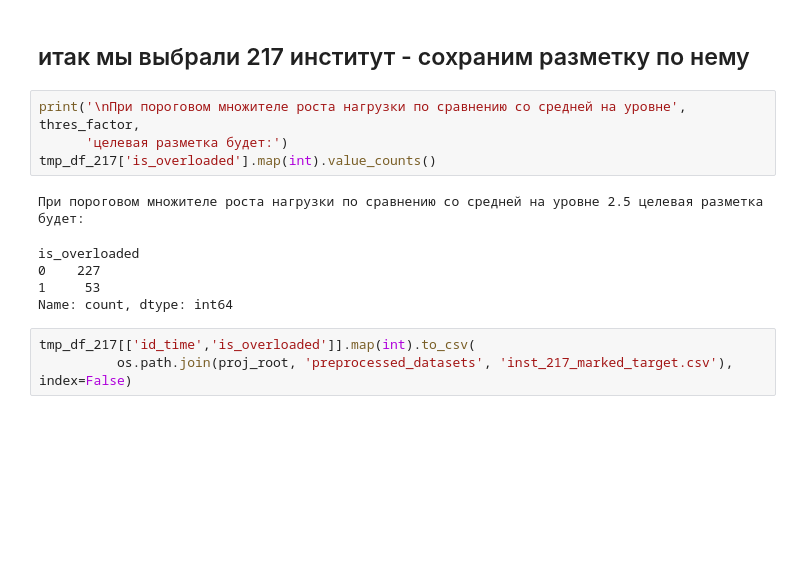
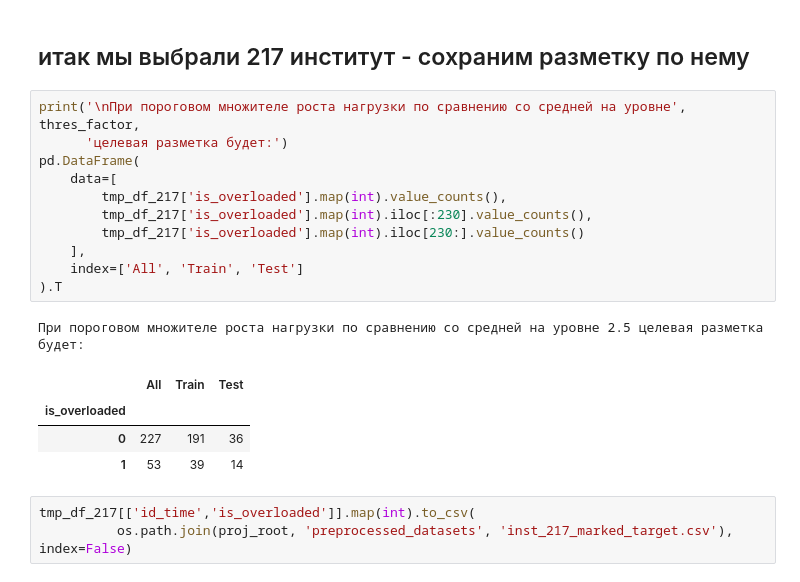
Before and after one commit to SanSanychSeva/OTUS_ML_Adv_GradProj_SaintSanych_v1, a Jupyter notebook: notebooks/3_daily_ts_data_preproc.ipynb, the cells around one changed output. Saved outputs shown, nothing was run; the diff lists cells and outputs as text; blank space fills up the shorter version.

```diff
--- a/notebooks/3_daily_ts_data_preproc.ipynb
+++ b/notebooks/3_daily_ts_data_preproc.ipynb
@@ -140,13 +144,20 @@ plt.show()
 # %%
 print('\nПри пороговом множителе роста нагрузки по сравнению со средней на уровне', thres_factor,
       'целевая разметка будет:')
-tmp_df_217['is_overloaded'].map(int).value_counts()
+pd.DataFrame(
+    data=[
+        tmp_df_217['is_overloaded'].map(int).value_counts(),
+        tmp_df_217['is_overloaded'].map(int).iloc[:230].value_counts(),
+        tmp_df_217['is_overloaded'].map(int).iloc[230:].value_counts()
+    ],
+    index=['All', 'Train', 'Test']
+).T
 # %% [output]
 При пороговом множителе роста нагрузки по сравнению со средней на уровне 2.5 целевая разметка будет:
-is_overloaded
-0    227
-1     53
-Name: count, dtype: int64
+|  | All | Train | Test |
+| is_overloaded |  |  |  |
+| 0 | 227 | 191 | 36 |
+| 1 | 53 | 39 | 14 |
 # %%
 tmp_df_217[['id_time','is_overloaded']].map(int).to_csv(
           os.path.join(proj_root, 'preprocessed_datasets', 'inst_217_marked_target.csv'), index=False)
```
Also changed, not shown: parts of 21 cells of this notebook, 4 other files.
